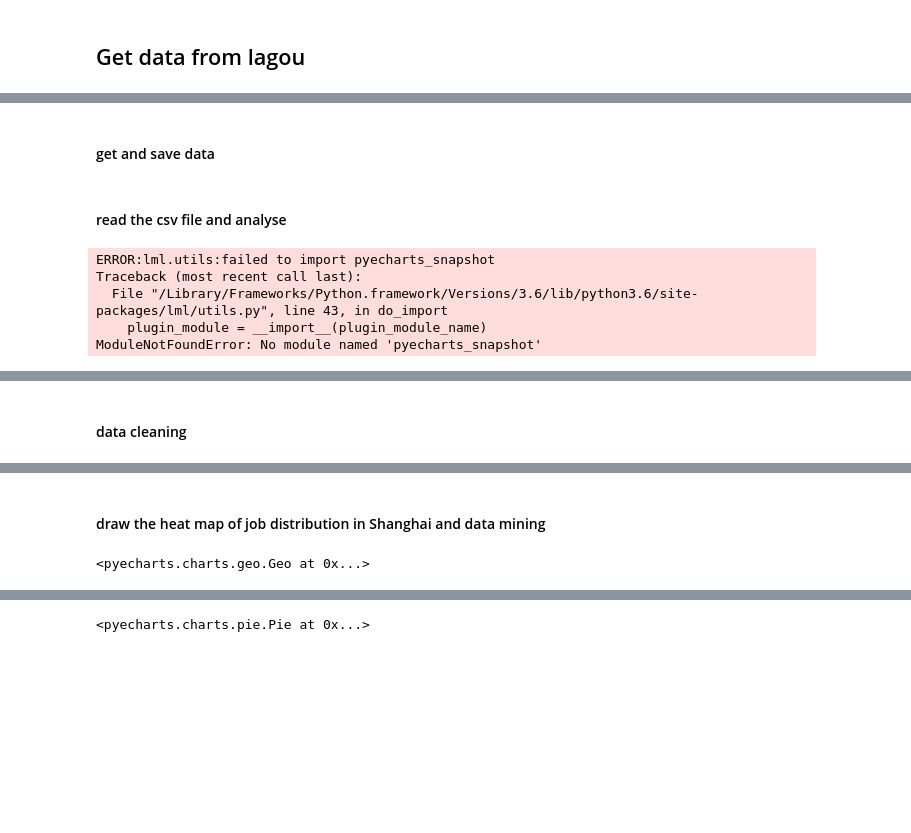
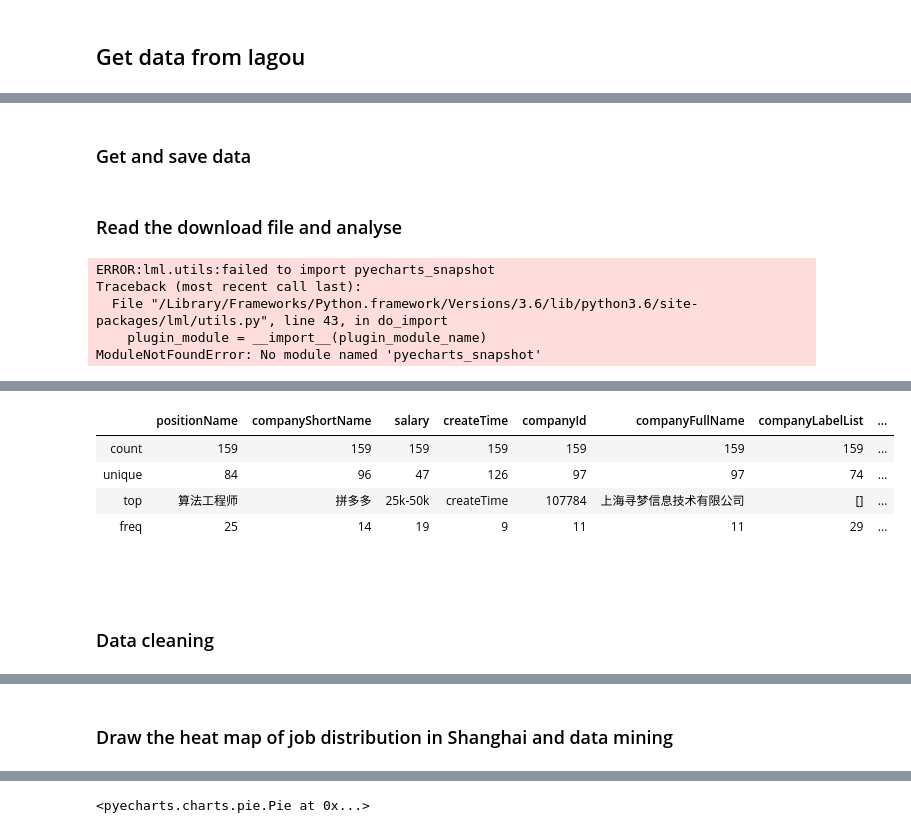
Before and after one commit to S001412/capstone, a Jupyter notebook: job_analysis.ipynb, the cells around one changed output, grey strips where cells are left out. Cells and saved outputs as stored; diff of their text form; code cells hidden in the pictures; blank space fills up the shorter version.

```diff
--- a/job_analysis.ipynb
+++ b/job_analysis.ipynb
@@ -47,7 +47,7 @@ url1 = 'https://www.lagou.com/jobs/list_%E6%95%B0%E6%8D%AE%E6%8C%96%E6%8E%98?lab
 url = 'https://www.lagou.com/jobs/positionAjax.json?city=%E4%B8%8A%E6%B5%B7&needAddtionalResult=false'
 pages = 26
 # %% [markdown]
-#### get and save data
+### Get and save data
 # %%
 for page in range(1, pages):
     form = {
@@ -68,5 +68,5 @@ for page in range(1, pages):
     except IndexError:
         break
 # %% [markdown]
-#### read the csv file and analyse
+### Read the download file and analyse
 # %%
@@ -93,8 +94,18 @@ data.head()
 | 2 | 数据挖掘 | 微创软件 | 30k-35k | 2019-12-09 15:10:53 | 124652 | 上海微创软件股份有限公司 | ['绩效奖金', '带薪年假', '定期体检', '弹性工作'] | ... |
 | 3 | 算法工程师 | NextTao 互道信息 | 18k-30k | 2019-12-09 17:10:55 | 56474 | 互道信息技术（上海）有限公司 | ['节日礼物', '技能培训', '年底双薪', '年度旅游'] | ... |
 | 4 | 算法工程师 | 趣头条 | 25k-50k | 2019-12-09 17:08:57 | 202104 | 上海基分文化传播有限公司 | ['专项奖金', '带薪年假', '弹性工作', '管理规范'] | ... |
+# %%
+data.describe()
+# %% [output]
+|  | positionName | companyShortName | salary | createTime | companyId | companyFullName | companyLabelList | ... |
+| count | 159 | 159 | 159 | 159 | 159 | 159 | 159 | ... |
+| unique | 84 | 96 | 47 | 126 | 97 | 97 | 74 | ... |
+| top | 算法工程师 | 拼多多 | 25k-50k | createTime | 107784 | 上海寻梦信息技术有限公司 | [] | ... |
+| freq | 25 | 14 | 19 | 9 | 11 | 11 | 29 | ... |
+# %% [markdown]
+##
 # %% [markdown]
-#### data cleaning
+### Data cleaning
 # %%
 # 去除实习岗位和地区为空的岗位
 data = data[~data['positionName'].str.contains('intern|实习|产品')]
@@ -110,18 +121,15 @@ data.head()
 | 3 | 算法工程师 | NextTao 互道信息 | 18k-30k | 2019-12-09 17:10:55 | 56474 | 互道信息技术（上海）有限公司 | ['节日礼物', '技能培训', '年底双薪', '年度旅游'] | ... |
 | 4 | 算法工程师 | 趣头条 | 25k-50k | 2019-12-09 17:08:57 | 202104 | 上海基分文化传播有限公司 | ['专项奖金', '带薪年假', '弹性工作', '管理规范'] | ... |
 # %% [markdown]
-#### draw the heat map of job distribution in Shanghai and data mining
+### Draw the heat map of job distribution in Shanghai and data mining
 # %%
 get_district = data.groupby(['district']).count()['positionName'].index.tolist()
 count_district = data.groupby(['district']).count()['positionName'].tolist()
 get_district = get_district + ['松江区', '奉贤区', '金山区']
 count_district = count_district + ['0', '1', '1']
-geo = Geo("上海地区’数据挖掘‘职位分布热力图", "data from lagou", title_color="#fff", title_pos="left",
-          width=800, height=600,
-          background_color='#404a59')
-geo.add("职位分布热力图", get_district, count_district, visual_range=[0, 200], type='effectScatter',
-        visual_text_color="#fff", symbol_size=15,
-        is_visualmap=True, is_roam=True, maptype="上海")  # type有scatter, effectScatter, heatmap三种模式可选，可根据自己的需求选择对应的图表模式
-geo
+# geo = Geo("上海地区’数据挖掘‘职位分布热力图", "data from lagou", title_color="#fff", title_pos="left",
+#           width=800, height=600,
+#           background_color='#404a59')
+# geo.add("职位分布热力图", get_district, count_district, visual_range=[0, 200], type='effectScatter',
+#         visual_text_color="#fff", symbol_size=15,
+#         is_visualmap=True, is_roam=True, maptype="上海")  # type有scatter, effectScatter, heatmap三种模式可选，可根据自己的需求选择对应的图表模式
-# %% [output]
-<pyecharts.charts.geo.Geo at 0x...>
```
Also changed, not shown: parts of 25 cells of this notebook, 3 other files.
